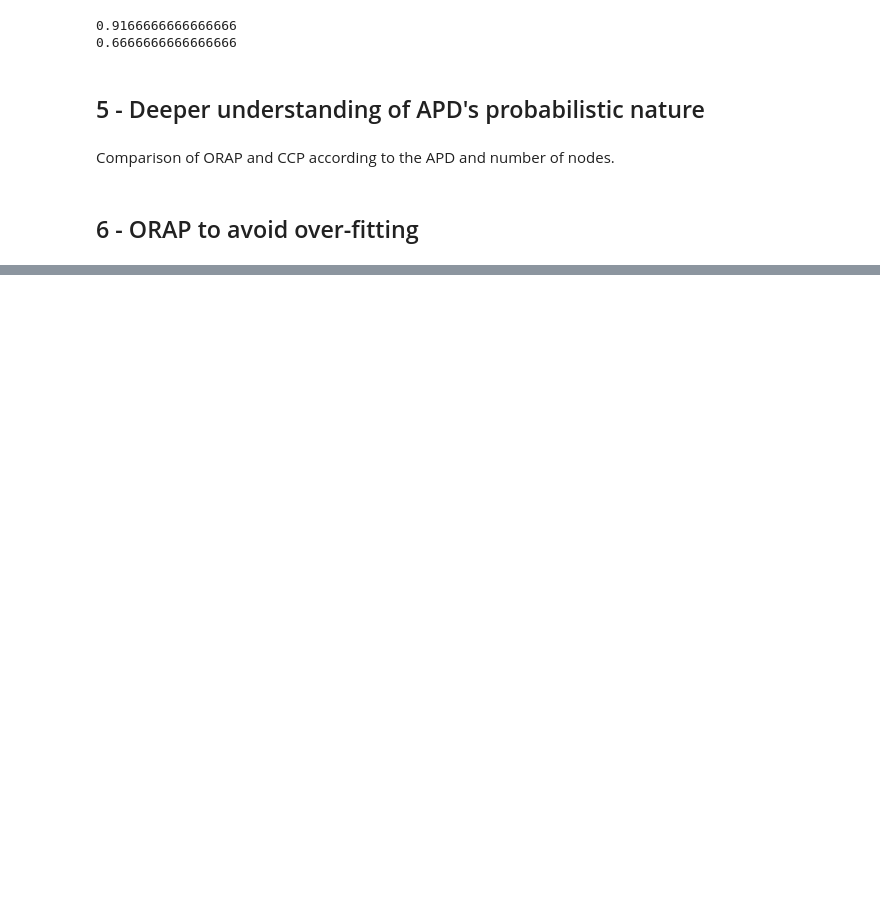
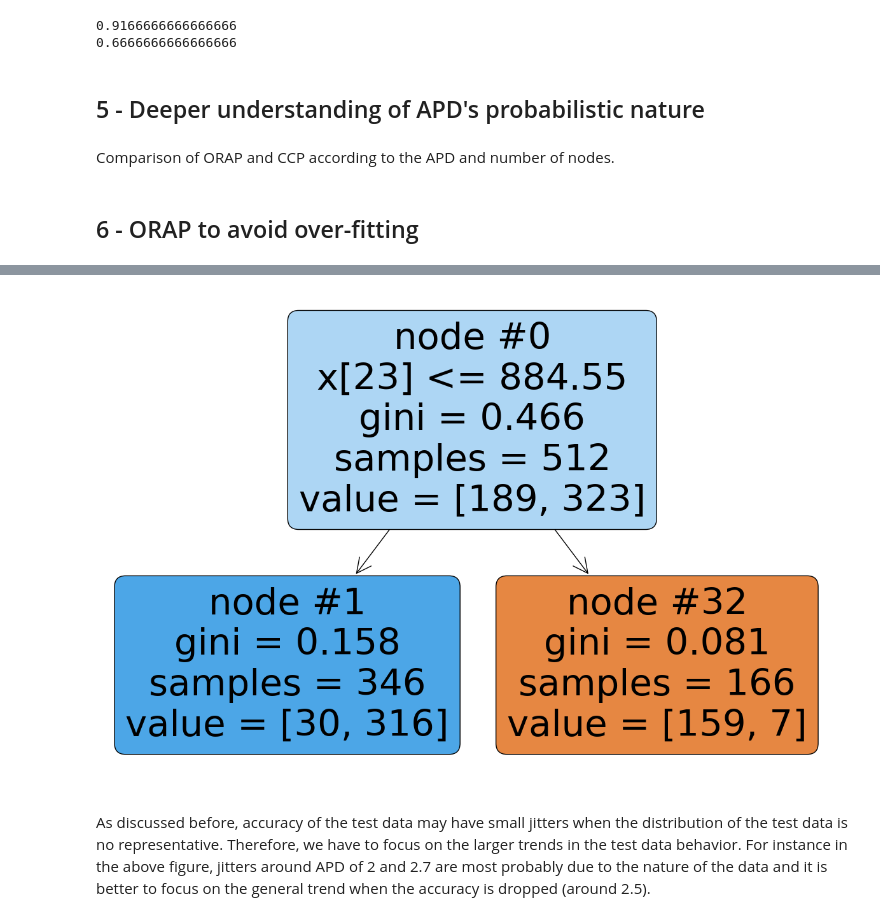
Before and after one commit to masoudinejad/dt_pruning, a Jupyter notebook: orap.ipynb, the cells around one changed output, grey strips where cells are left out. Saved outputs shown, nothing was run; the diff lists cells and outputs as text; code cells hidden in the pictures; blank space fills up the shorter version.

```diff
--- a/orap.ipynb
+++ b/orap.ipynb
@@ -329,0 +334,7 @@ _=ax.legend()
+# %%
+fig = plt.figure(figsize=(15,10))
+_ = tree.plot_tree(BC_clfs[-2], filled=True, rounded=True, node_ids=True)
+# %% [output]
+[figure, added]
+# %% [markdown]
+As discussed before, accuracy of the test data may have small jitters when the distribution of the test data is no representative. Therefore, we have to focus on the larger trends in the test data behavior. For instance in the above figure, jitters around APD of 2 and 2.7 are most probably due to the nature of the data and it is better to focus on the general trend when the accuracy is dropped (around 2.5).
```
Also changed, not shown: parts of 7 cells of this notebook, 1 other file.
